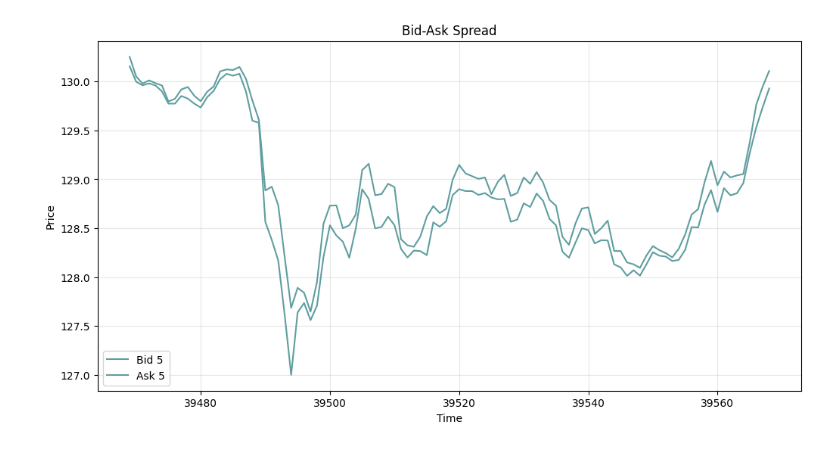
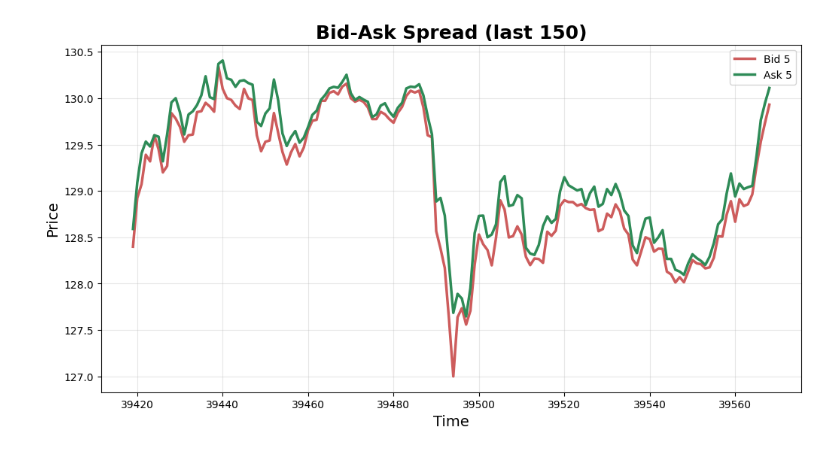
Before and after one commit to luisejdm/Microestructura_y_Sistemas_de_Trading, a Jupyter notebook: Tareas/Tarea01.ipynb, the cells around one changed output. Drawn from its saved outputs; the diff is of its cells as text; code cells hidden in the pictures.

```diff
--- a/Tareas/Tarea01.ipynb
+++ b/Tareas/Tarea01.ipynb
@@ -53,12 +137,12 @@ bid_ask.head(25)
-# %%
-plt.figure(figsize=(12, 6))
-plt.plot(bid_ask['Bid_5'].tail(100), label='Bid 5', color='cadetblue')
-plt.plot(bid_ask['Ask_5'].tail(100), label='Ask 5', color='cadetblue')
-plt.title('Bid-Ask Spread')
-plt.xlabel('Time')
-plt.ylabel('Price')
-plt.legend()
-plt.grid(alpha=0.3)
-plt.show()
-# %% [output]
-[figure, removed]
+# %%
+plt.figure(figsize=(12, 6))
+plt.plot(bid_ask['Bid_5'].tail(150), label='Bid 5', color='indianred', lw=2.5)
+plt.plot(bid_ask['Ask_5'].tail(150), label='Ask 5', color='seagreen', lw=2.5)
+plt.title('Bid-Ask Spread (last 150)', fontsize=18)
+plt.xlabel('Time', fontsize=14)
+plt.ylabel('Price', fontsize=14)
+plt.legend()
+plt.grid(alpha=0.3)
+plt.show()
+# %% [output]
+[figure, added]
```
Also changed, not shown: parts of 9 cells of this notebook.
